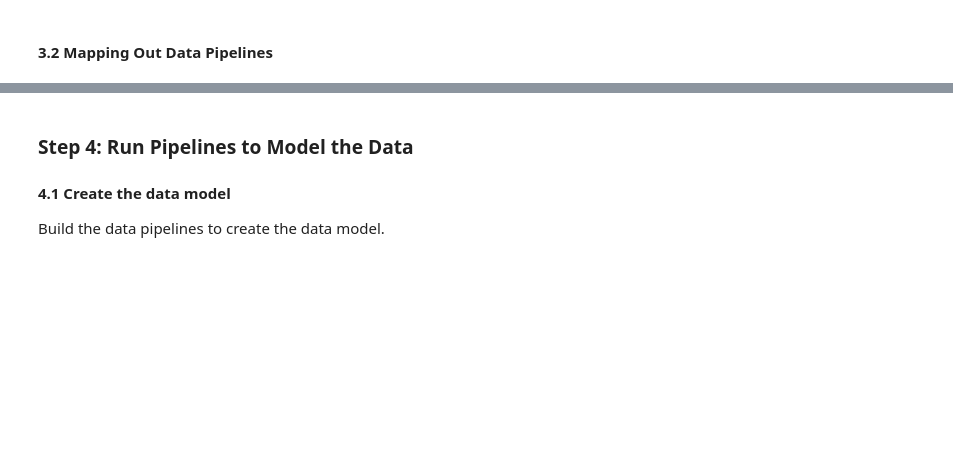
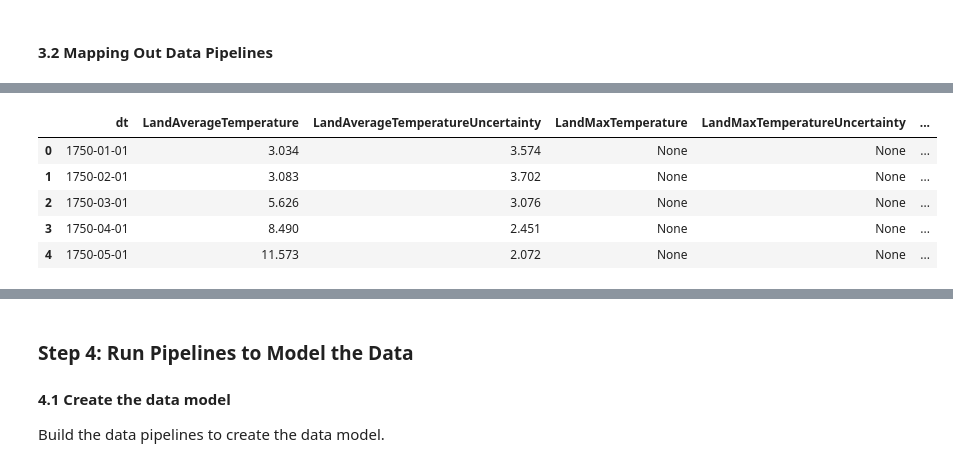
Before and after one commit to polarbeargo/Data-Engineering-Capstone-Project, a Jupyter notebook: Capstone Project Template.ipynb, the cells around one changed output, grey strips where cells are left out. Saved outputs shown, nothing was run; the diff lists cells and outputs as text; code cells hidden in the pictures; blank space fills up the shorter version.

```diff
--- a/Capstone Project Template.ipynb
+++ b/Capstone Project Template.ipynb
@@ -218,0 +219,9 @@ df_globalTempeeratureByCountry.to_csv("cleanData/GlobalLandTemperaturesByCountry
+# %%
+df_temp.limit(5).toPandas()
+# %% [output]
+|  | dt | LandAverageTemperature | LandAverageTemperatureUncertainty | LandMaxTemperature | LandMaxTemperatureUncertainty | ... |
+| 0 | 1750-01-01 | 3.034 | 3.574 | None | None | ... |
+| 1 | 1750-02-01 | 3.083 | 3.702 | None | None | ... |
+| 2 | 1750-03-01 | 5.626 | 3.076 | None | None | ... |
+| 3 | 1750-04-01 | 8.490 | 2.451 | None | None | ... |
+| 4 | 1750-05-01 | 11.573 | 2.072 | None | None | ... |
```
Also changed, not shown: parts of 29 cells of this notebook.
